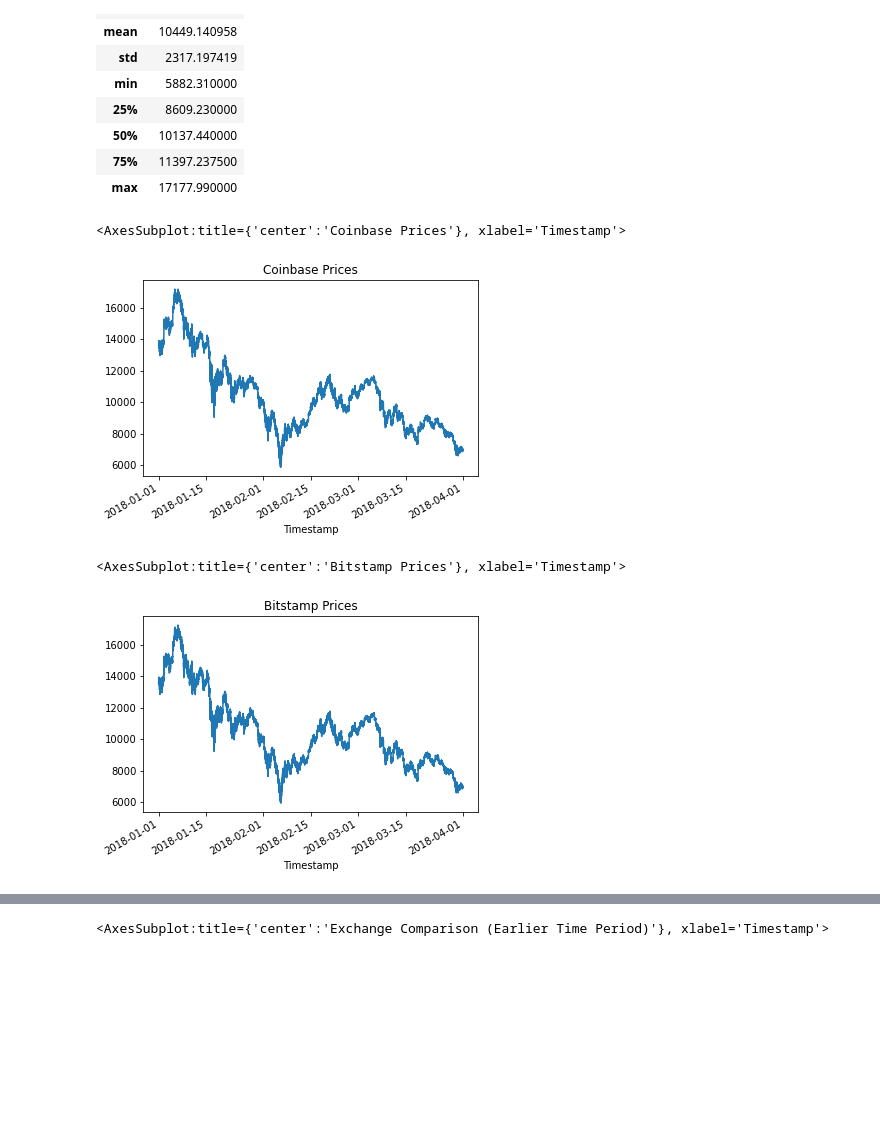
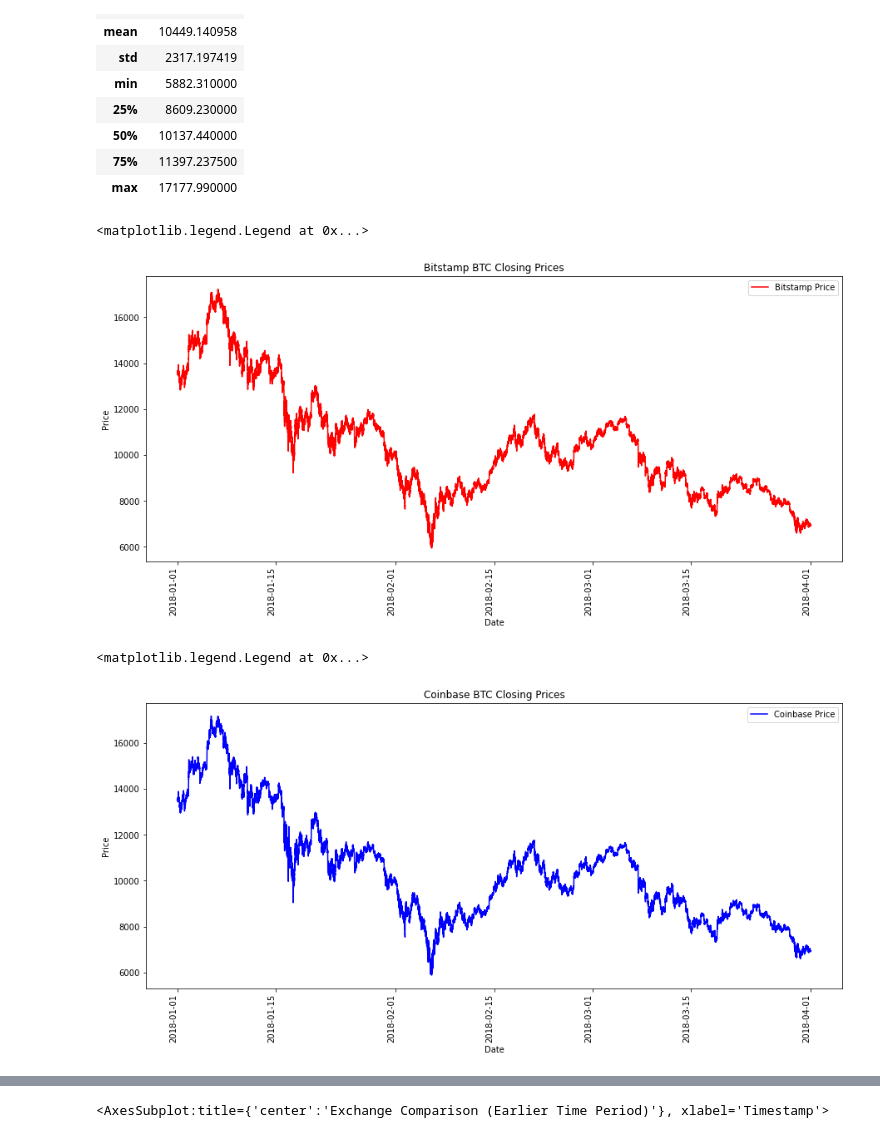
Before and after one commit to MaxAcheson/Module_3_Challenge, a Jupyter notebook: Starter_Code/crypto_arbitrage.ipynb, the cells around one changed output, grey strips where cells are left out. Saved outputs shown, nothing was run; the diff lists cells and outputs as text; code cells hidden in the pictures; blank space fills up the shorter version.

```diff
--- a/Starter_Code/crypto_arbitrage.ipynb
+++ b/Starter_Code/crypto_arbitrage.ipynb
@@ -177,10 +177,10 @@ Select the data you want to analyze. Use `loc` or `iloc` to select the following
 * Close
 # %%
 # Use loc or iloc to select `Timestamp (the index)` and `Close` from bitstamp DataFrame
-bitstamp_sliced = # YOUR CODE HERE
+bitstamp_sliced = bitstamp_df.iloc[:,[3]]
 
 # Review the first five rows of the DataFrame
-# YOUR CODE HERE
+bitstamp_sliced.head()
 # %% [output]
 |  | Close |
 | Timestamp |  |
@@ -244,17 +244,25 @@ Sort through the time series data associated with the bitstamp and coinbase Data
 # %%
 # Create a line plot for the bitstamp DataFrame for the full length of time in the dataset
 # Be sure that the figure size, title, and color are tailored to each visualization
-# YOUR CODE HERE
+bitstamp_sliced.plot(figsize=(15,7), rot=90, color="red")
+plt.title('Bitstamp BTC Closing Prices')
+plt.xlabel('Date')
+plt.ylabel('Price')
+plt.legend(['Bitstamp Price'])
 # %% [output]
-<AxesSubplot:title={'center':'Coinbase Prices'}, xlabel='Timestamp'>
+<matplotlib.legend.Legend at 0x...>
-[figure, old version]
+[figure, new version]
 # %%
 # Create a line plot for the coinbase DataFrame for the full length of time in the dataset
 # Be sure that the figure size, title, and color are tailored to each visualization
-# YOUR CODE HERE
+coinbase_sliced.plot(figsize=(15,7), rot=90, color="blue")
+plt.title('Coinbase BTC Closing Prices')
+plt.xlabel('Date')
+plt.ylabel('Price')
+plt.legend(['Coinbase Price'])
 # %% [output]
-<AxesSubplot:title={'center':'Bitstamp Prices'}, xlabel='Timestamp'>
+<matplotlib.legend.Legend at 0x...>
-[figure, old version]
+[figure, new version]
 # %%
 # Overlay the visualizations for the bitstamp and coinbase DataFrames in one plot
 # The plot should visualize the prices over the full lenth of the dataset
```
Also changed, not shown: parts of 5 cells of this notebook.
